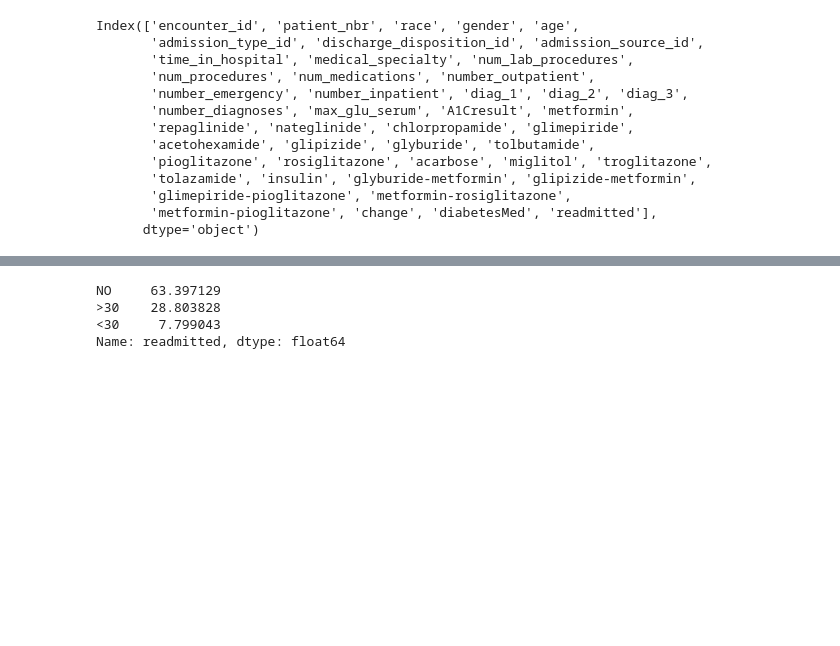
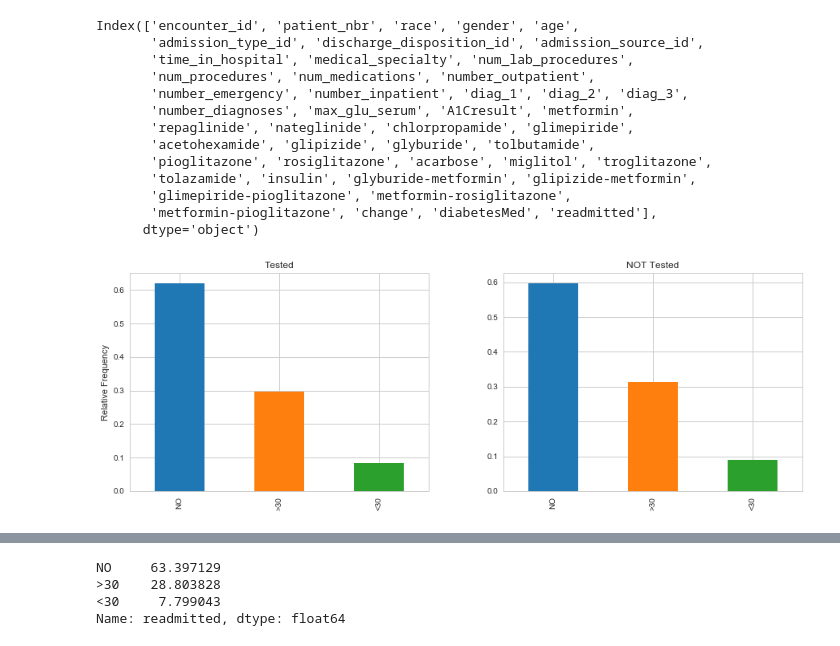
Before and after one commit to akelly66/Flatiron-School, a Jupyter notebook: Mod05/Mod05-Project/Mod05-Project.ipynb, the cells around one changed output, grey strips where cells are left out. Saved outputs shown, nothing was run; the diff lists cells and outputs as text; code cells hidden in the pictures; blank space fills up the shorter version.

```diff
--- a/Mod05/Mod05-Project/Mod05-Project.ipynb
+++ b/Mod05/Mod05-Project/Mod05-Project.ipynb
@@ -228,3 +221,15 @@ Index(['encounter_id', 'patient_nbr', 'race', 'gender', 'age',
 # %%
 tested = df.loc[df.A1Cresult != 'None']
 not_tested = df.loc[df.A1Cresult == 'None']
+# %%
+fig, (ax1, ax2) = plt.subplots(nrows=1, ncols=2, figsize=(15, 5))
+tested.readmitted.value_counts(normalize=True).plot(kind='bar', ax=ax1)
+not_tested.readmitted.value_counts(normalize=True).plot(kind='bar', ax=ax2)
+ax1.set_ylabel('Relative Frequency')
+plt.subplots_adjust(wspace=.25)
+ax1.set_title("Tested")
+ax2.set_title("NOT Tested")
+
+plt.show()
+# %% [output]
+[figure, added]
```
Also changed, not shown: parts of 22 cells of this notebook.
